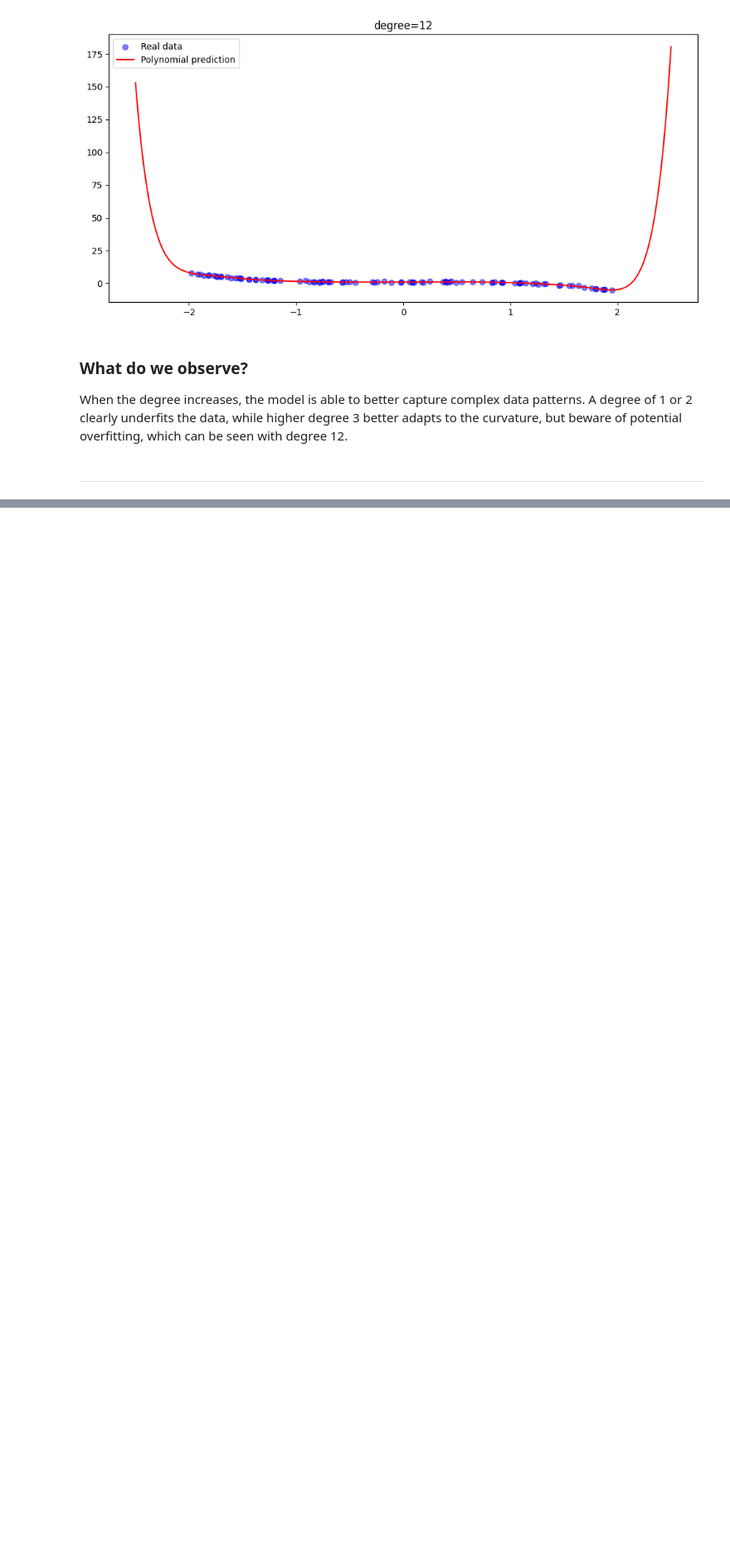
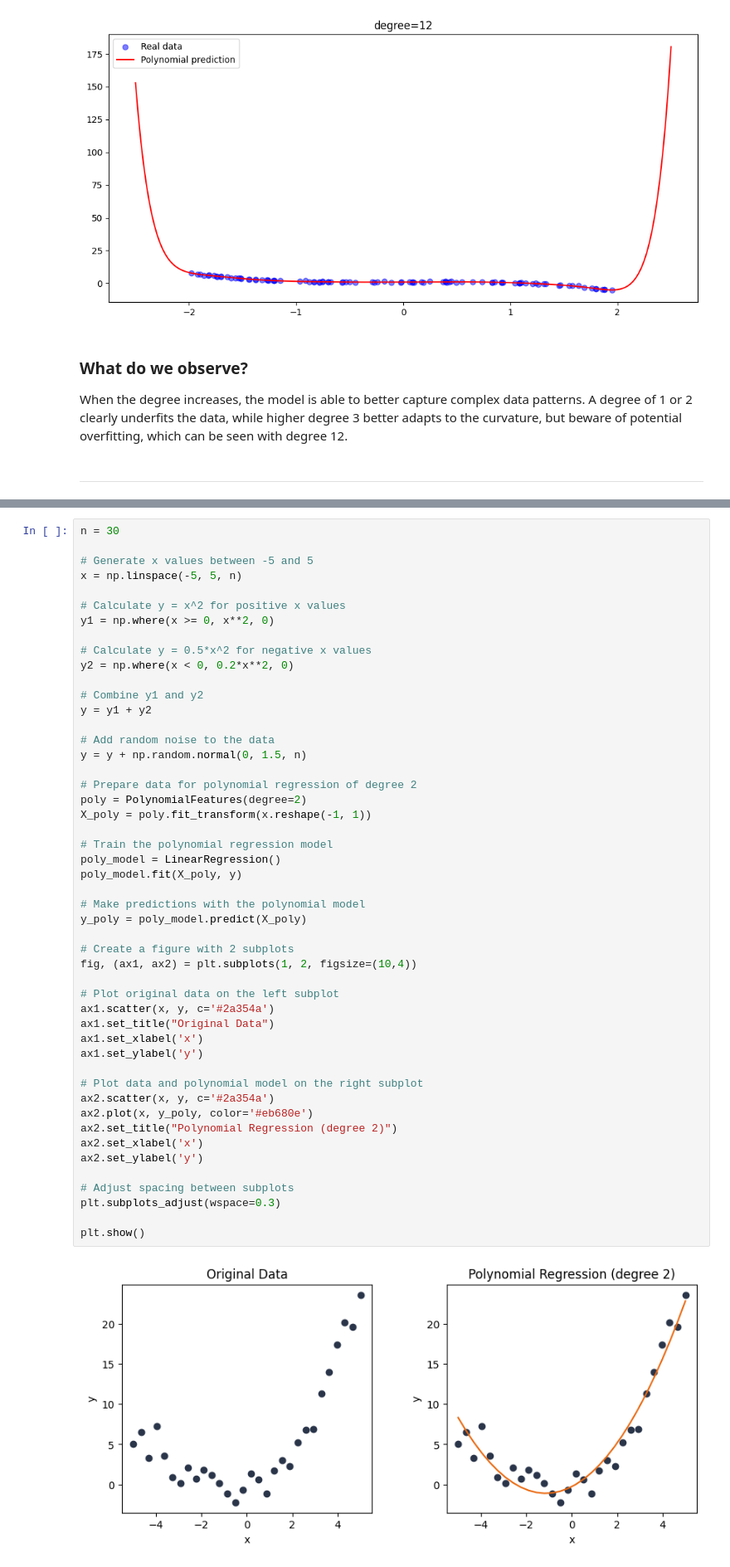
Before and after one commit to cruchau/machine_learning, a Jupyter notebook: linear_model/regression/10_polynomial_regression.ipynb, the cells around one changed output, grey strips where cells are left out. Shown: that part at 83% size. Saved outputs shown, nothing was run; the diff lists cells and outputs as text; blank space fills up the shorter version.

Commit message:
adding new multiple and polynomial regression version + classification foler

```diff
--- a/linear_model/regression/10_polynomial_regression.ipynb
+++ b/linear_model/regression/10_polynomial_regression.ipynb
@@ -211,0 +216,51 @@ When the degree increases, the model is able to better capture complex data patt
+# %%
+n = 30
+
+# Generate x values between -5 and 5
+x = np.linspace(-5, 5, n)
+
+# Calculate y = x^2 for positive x values
+y1 = np.where(x >= 0, x**2, 0)
+
+# Calculate y = 0.5*x^2 for negative x values
+y2 = np.where(x < 0, 0.2*x**2, 0)
+
+# Combine y1 and y2
+y = y1 + y2
+
+# Add random noise to the data
+y = y + np.random.normal(0, 1.5, n)
+
+# Prepare data for polynomial regression of degree 2
+poly = PolynomialFeatures(degree=2)
+X_poly = poly.fit_transform(x.reshape(-1, 1))
+
+# Train the polynomial regression model
+poly_model = LinearRegression()
+poly_model.fit(X_poly, y)
+
+# Make predictions with the polynomial model
+y_poly = poly_model.predict(X_poly)
+
+# Create a figure with 2 subplots
+fig, (ax1, ax2) = plt.subplots(1, 2, figsize=(10,4))
+
+# Plot original data on the left subplot
+ax1.scatter(x, y, c='#2a354a')
+ax1.set_title("Original Data")
+ax1.set_xlabel('x')
+ax1.set_ylabel('y')
+
+# Plot data and polynomial model on the right subplot
+ax2.scatter(x, y, c='#2a354a')
+ax2.plot(x, y_poly, color='#eb680e')
+ax2.set_title("Polynomial Regression (degree 2)")
+ax2.set_xlabel('x')
+ax2.set_ylabel('y')
+
+# Adjust spacing between subplots
+plt.subplots_adjust(wspace=0.3)
+
+plt.show()
+# %% [output]
+[figure, added]
```
Also changed, not shown: parts of 3 cells of this notebook, 1 other file.
